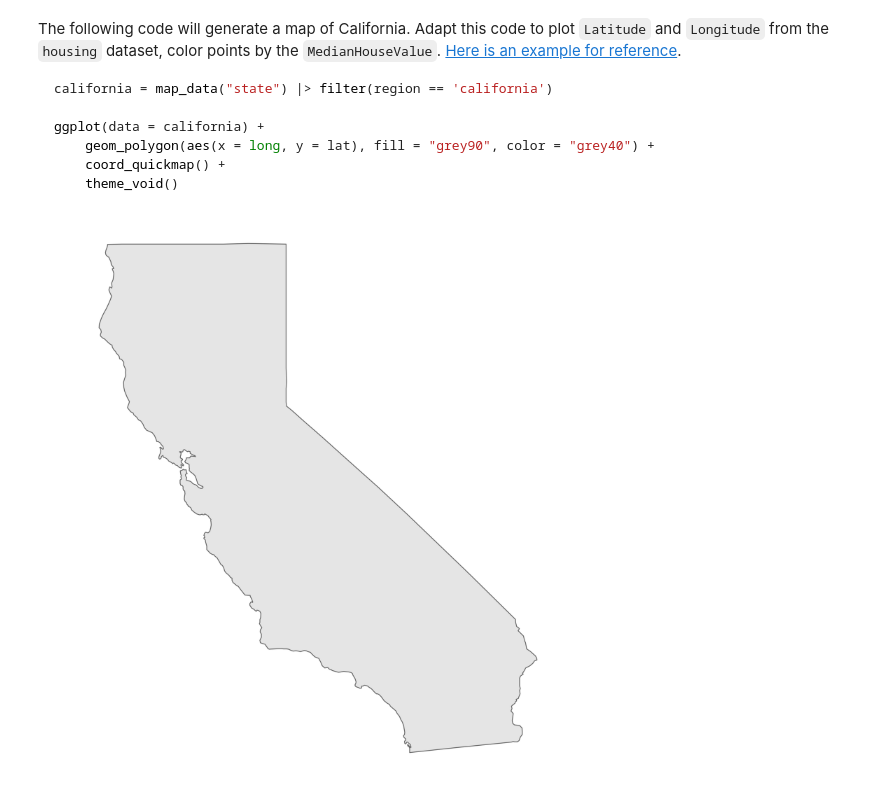
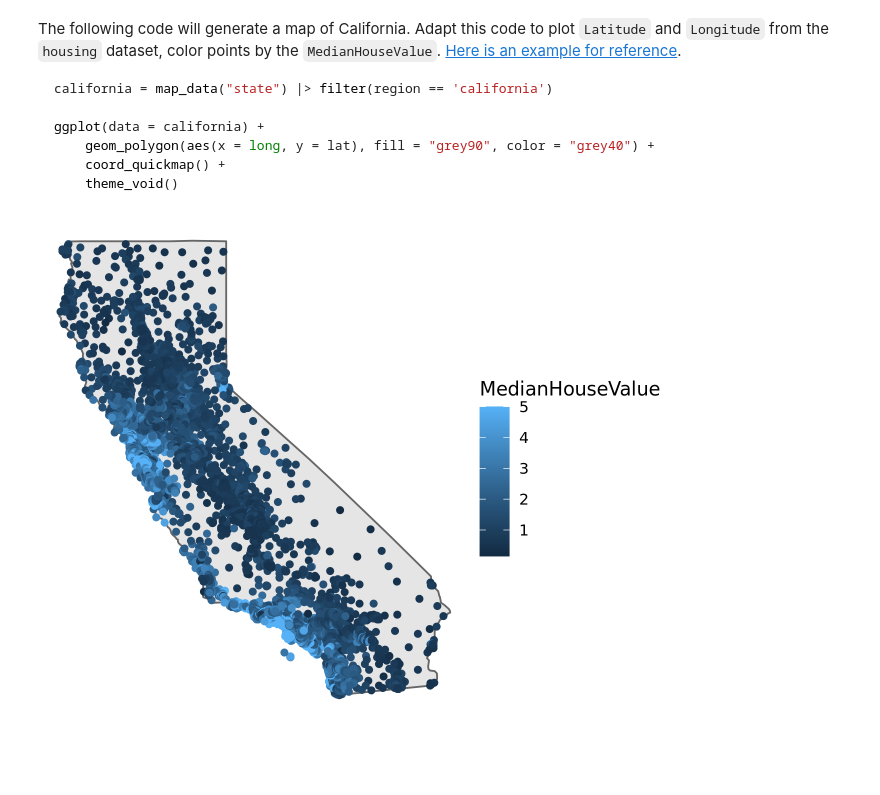
Before and after one commit to UNC-DATA-730/unit-11-assignment-sushmitahari, a Jupyter notebook: assignment11.ipynb, the cells around one changed output. Cells and saved outputs as stored; diff of their text form; code cells hidden in the pictures; blank space fills up the shorter version.

```diff
--- a/assignment11.ipynb
+++ b/assignment11.ipynb
@@ -153,9 +130,11 @@ ggplot(data = california) +
 # %%
 california = map_data("state") |> filter(region == 'california')
 
 ggplot(data = california) +
-    geom_polygon(aes(x = long, y = lat), fill = "grey90", color = "grey40") +
+    geom_polygon(aes(x = long, y = lat), fill = "grey90", color = "grey40") + geom_point(
+    data = housing,
+    aes(x = Longitude, y = Latitude, color = MedianHouseValue)) +
     coord_quickmap() +
     theme_void()
 # %% [output]
-[figure, old version]
+[figure, new version]
```
Also changed, not shown: parts of 4 cells of this notebook.
